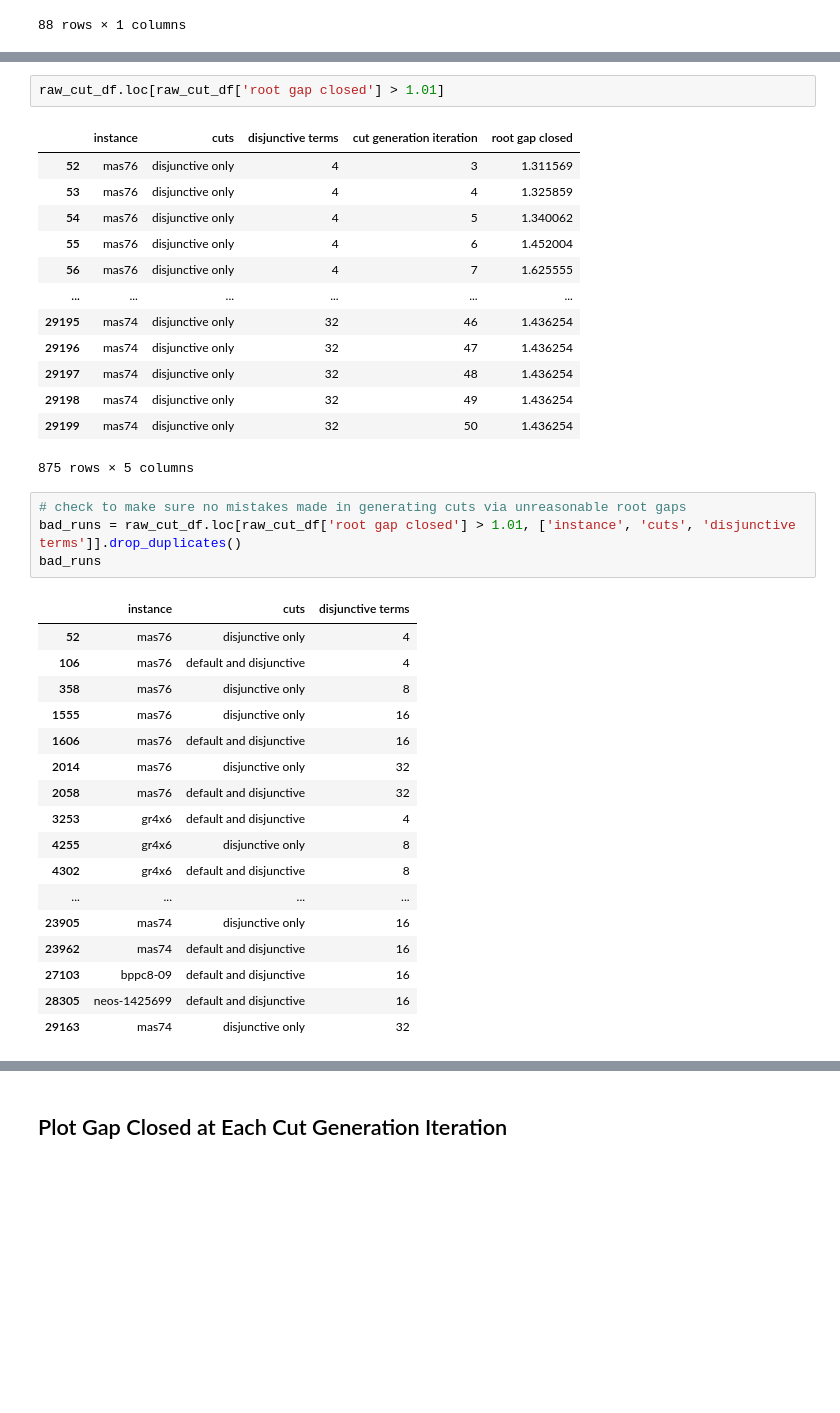
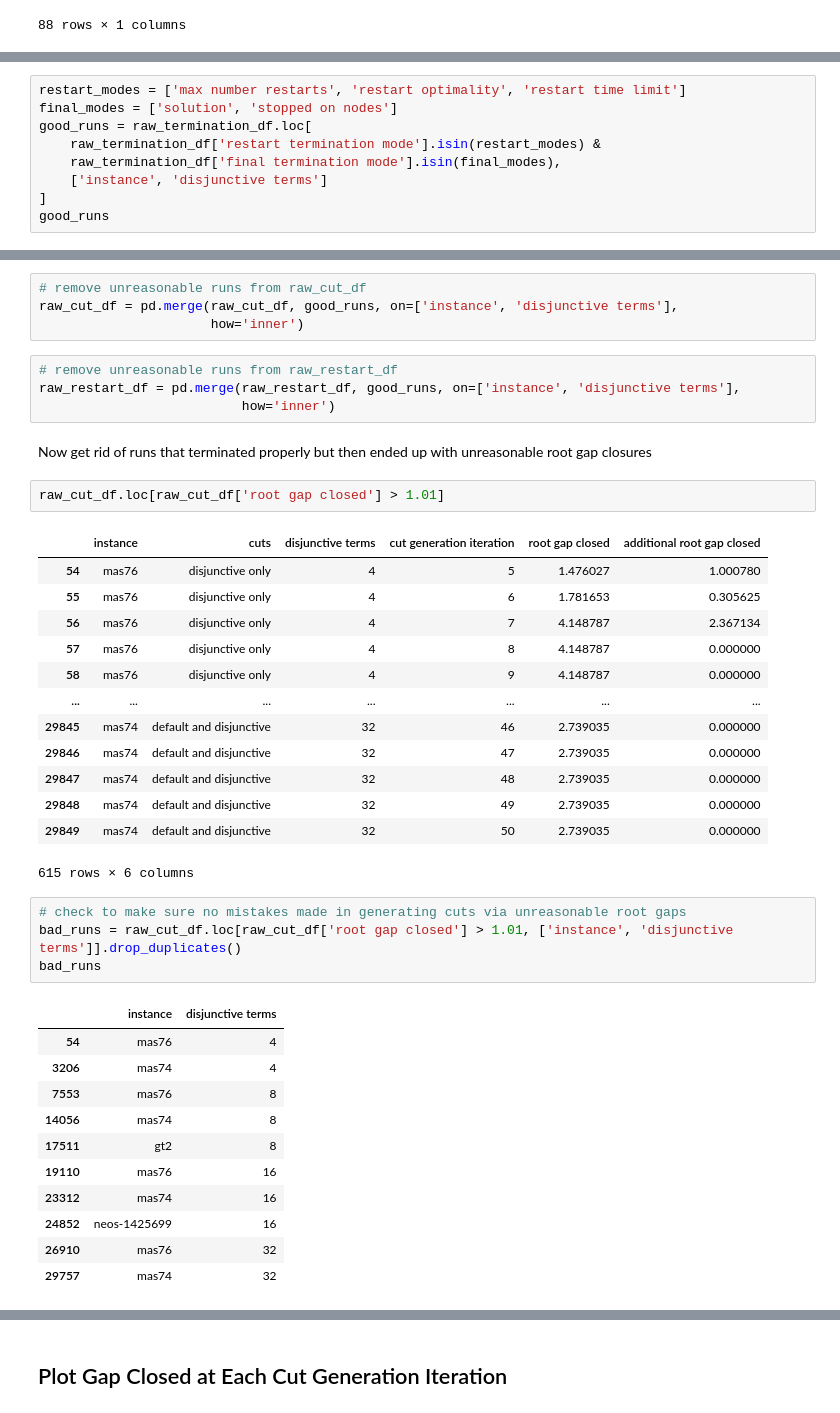
Before and after one commit to spkelle2/warm_starting_series_of_MILPs, a Jupyter notebook: experiments/graphs.ipynb, the cells around one changed output, grey strips where cells are left out. Drawn from its saved outputs; the diff is of its cells as text; blank space fills up the shorter version.

```diff
--- a/experiments/graphs.ipynb
+++ b/experiments/graphs.ipynb
@@ -128,0 +237,9 @@ df
+# %%
+restart_modes = ['max number restarts', 'restart optimality', 'restart time limit']
+final_modes = ['solution', 'stopped on nodes']
+good_runs = raw_termination_df.loc[
+    raw_termination_df['restart termination mode'].isin(restart_modes) &
+    raw_termination_df['final termination mode'].isin(final_modes),
+    ['instance', 'disjunctive terms']
+]
+good_runs
@@ -129,40 +260,44 @@ df
+# %%
+# remove unreasonable runs from raw_cut_df
+raw_cut_df = pd.merge(raw_cut_df, good_runs, on=['instance', 'disjunctive terms'],
+                      how='inner')
+# %%
+# remove unreasonable runs from raw_restart_df
+raw_restart_df = pd.merge(raw_restart_df, good_runs, on=['instance', 'disjunctive terms'],
+                          how='inner')
+# %% [markdown]
+Now get rid of runs that terminated properly but then ended up with unreasonable root gap closures
 # %%
 raw_cut_df.loc[raw_cut_df['root gap closed'] > 1.01]
 # %% [output]
-|  | instance | cuts | disjunctive terms | cut generation iteration | root gap closed |
-| 52 | mas76 | disjunctive only | 4 | 3 | 1.311569 |
-| 53 | mas76 | disjunctive only | 4 | 4 | 1.325859 |
-| 54 | mas76 | disjunctive only | 4 | 5 | 1.340062 |
-| 55 | mas76 | disjunctive only | 4 | 6 | 1.452004 |
-| 56 | mas76 | disjunctive only | 4 | 7 | 1.625555 |
-| ... | ... | ... | ... | ... | ... |
-| 29195 | mas74 | disjunctive only | 32 | 46 | 1.436254 |
-| 29196 | mas74 | disjunctive only | 32 | 47 | 1.436254 |
-| 29197 | mas74 | disjunctive only | 32 | 48 | 1.436254 |
-| 29198 | mas74 | disjunctive only | 32 | 49 | 1.436254 |
-| 29199 | mas74 | disjunctive only | 32 | 50 | 1.436254 |
+|  | instance | cuts | disjunctive terms | cut generation iteration | root gap closed | additional root gap closed |
+| 54 | mas76 | disjunctive only | 4 | 5 | 1.476027 | 1.000780 |
+| 55 | mas76 | disjunctive only | 4 | 6 | 1.781653 | 0.305625 |
+| 56 | mas76 | disjunctive only | 4 | 7 | 4.148787 | 2.367134 |
+| 57 | mas76 | disjunctive only | 4 | 8 | 4.148787 | 0.000000 |
+| 58 | mas76 | disjunctive only | 4 | 9 | 4.148787 | 0.000000 |
+| ... | ... | ... | ... | ... | ... | ... |
+| 29845 | mas74 | default and disjunctive | 32 | 46 | 2.739035 | 0.000000 |
+| 29846 | mas74 | default and disjunctive | 32 | 47 | 2.739035 | 0.000000 |
+| 29847 | mas74 | default and disjunctive | 32 | 48 | 2.739035 | 0.000000 |
+| 29848 | mas74 | default and disjunctive | 32 | 49 | 2.739035 | 0.000000 |
+| 29849 | mas74 | default and disjunctive | 32 | 50 | 2.739035 | 0.000000 |
-875 rows × 5 columns
+615 rows × 6 columns
 # %%
 # check to make sure no mistakes made in generating cuts via unreasonable root gaps
-bad_runs = raw_cut_df.loc[raw_cut_df['root gap closed'] > 1.01, ['instance', 'cuts', 'disjunctive terms']].drop_duplicates()
+bad_runs = raw_cut_df.loc[raw_cut_df['root gap closed'] > 1.01, ['instance', 'disjunctive terms']].drop_duplicates()
 bad_runs
 # %% [output]
-|  | instance | cuts | disjunctive terms |
-| 52 | mas76 | disjunctive only | 4 |
-| 106 | mas76 | default and disjunctive | 4 |
-| 358 | mas76 | disjunctive only | 8 |
-| 1555 | mas76 | disjunctive only | 16 |
-| 1606 | mas76 | default and disjunctive | 16 |
-| 2014 | mas76 | disjunctive only | 32 |
-| 2058 | mas76 | default and disjunctive | 32 |
-| 3253 | gr4x6 | default and disjunctive | 4 |
-| 4255 | gr4x6 | disjunctive only | 8 |
-| 4302 | gr4x6 | default and disjunctive | 8 |
-| ... | ... | ... | ... |
-| 23905 | mas74 | disjunctive only | 16 |
-| 23962 | mas74 | default and disjunctive | 16 |
-| 27103 | bppc8-09 | default and disjunctive | 16 |
-| 28305 | neos-1425699 | default and disjunctive | 16 |
-| 29163 | mas74 | disjunctive only | 32 |
+|  | instance | disjunctive terms |
+| 54 | mas76 | 4 |
+| 3206 | mas74 | 4 |
+| 7553 | mas76 | 8 |
+| 14056 | mas74 | 8 |
+| 17511 | gt2 | 8 |
+| 19110 | mas76 | 16 |
+| 23312 | mas74 | 16 |
+| 24852 | neos-1425699 | 16 |
+| 26910 | mas76 | 32 |
+| 29757 | mas74 | 32 |
 # %%
 # remove unreasonable runs from raw_cut_df
```
Also changed, not shown: parts of 29 cells of this notebook.
